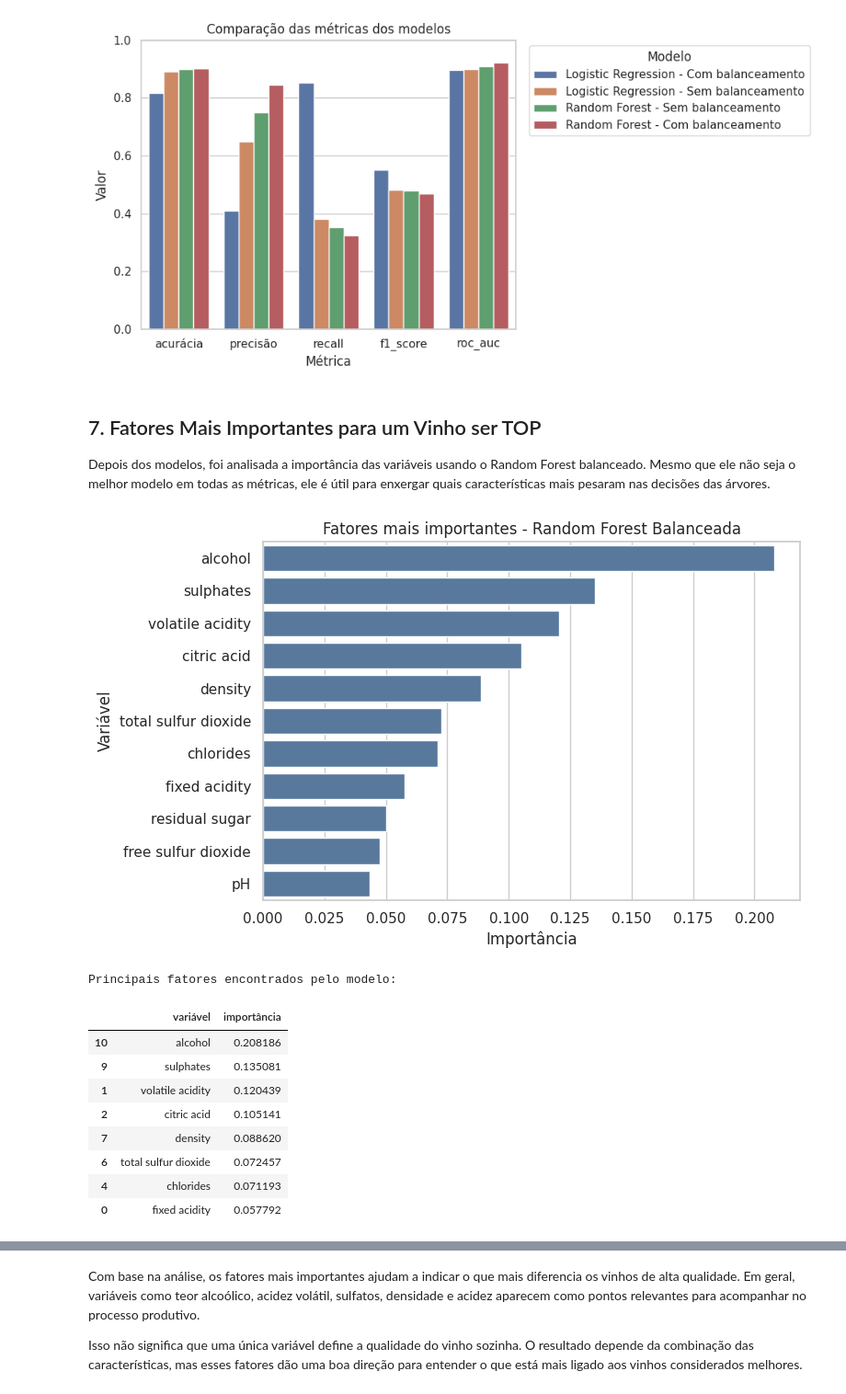
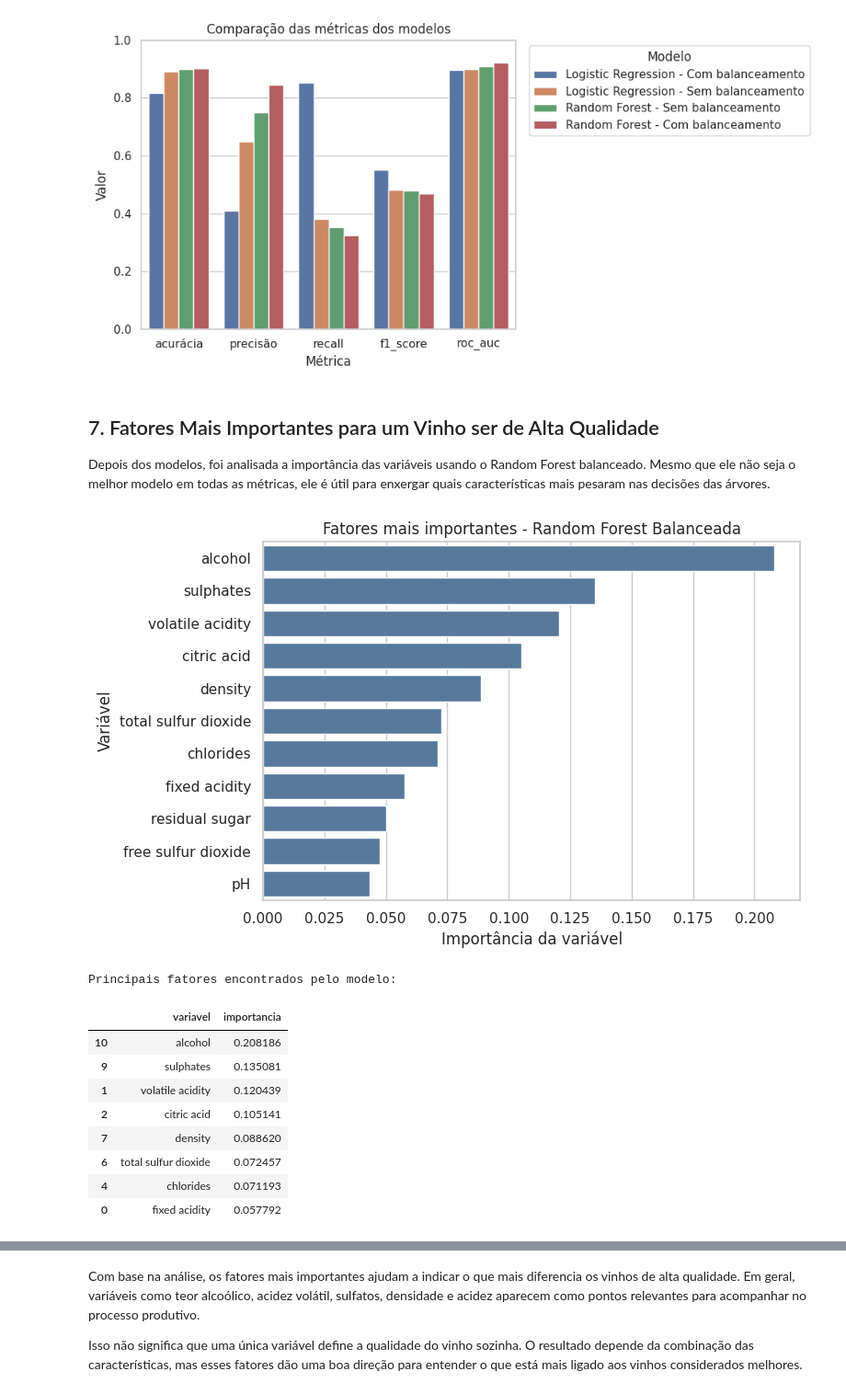
Before and after one commit to joaomottin/TechChallenge-Fase2, a Jupyter notebook: notebooks/analise_wine_quality.ipynb, the cells around one changed output, grey strips where cells are left out. Shown at 92% size. Saved outputs shown, nothing was run; the diff lists cells and outputs as text; code cells hidden in the pictures.

Commit message:
Adicionado análise entre fatores entre os modelos

```diff
--- a/notebooks/analise_wine_quality.ipynb
+++ b/notebooks/analise_wine_quality.ipynb
@@ -584,30 +584,36 @@ plt.show()
 | 3 | Random Forest | Com balanceamento | 0.901961 | 0.846154 | 0.323529 | 0.468085 | 0.922811 |
 [figure]
 # %% [markdown]
-## 7. Fatores Mais Importantes para um Vinho ser TOP
+## 7. Fatores Mais Importantes para um Vinho ser de Alta Qualidade
 
 Depois dos modelos, foi analisada a importância das variáveis usando o Random Forest balanceado. Mesmo que ele não seja o melhor modelo em todas as métricas, ele é útil para enxergar quais características mais pesaram nas decisões das árvores.
 # %%
 importancias = pd.DataFrame({
-    'variável': features,
-    'importância': random_forest_balanced.feature_importances_
-}).sort_values('importância', ascending=False)
+    'variavel': features,
+    'importancia': random_forest_balanced.feature_importances_
+}).sort_values('importancia', ascending=False)
 
 plt.figure(figsize=(8, 5))
-sns.barplot(data=importancias, x='importância', y='variável', color='#4c78a8')
+sns.barplot(
+    data=importancias,
+    x='importancia',
+    y='variavel',
+    color='#4c78a8'
+)
+
 plt.title('Fatores mais importantes - Random Forest Balanceada')
-plt.xlabel('Importância')
+plt.xlabel('Importância da variável')
 plt.ylabel('Variável')
 plt.tight_layout()
 plt.savefig(RESULTS_PATH / 'importancia_variaveis.png', dpi=120)
 plt.show()
 
 print('Principais fatores encontrados pelo modelo:')
 display(importancias.head(8))
 # %% [output]
-[figure, old version]
+[figure, new version]
 Principais fatores encontrados pelo modelo:
-|  | variável | importância |
+|  | variavel | importancia |
 | 10 | alcohol | 0.208186 |
 | 9 | sulphates | 0.135081 |
 | 1 | volatile acidity | 0.120439 |
```
Also changed, not shown: parts of 3 cells of this notebook, 2 other files.
